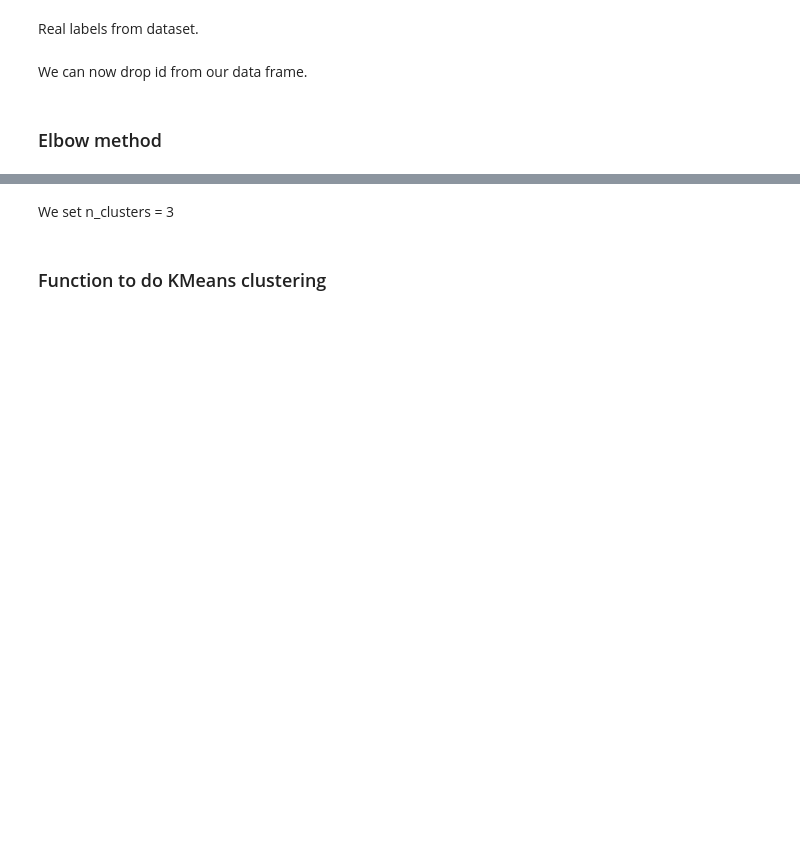
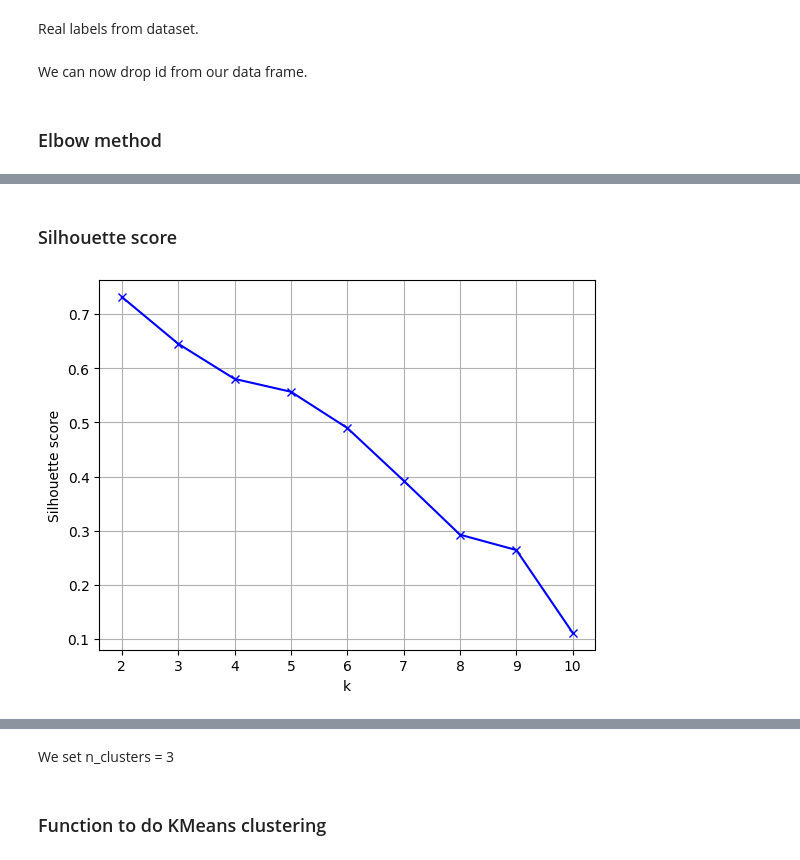
Before and after one commit to FilipLangiewicz/ActivityDetection, a Jupyter notebook: code/AD_2.ipynb, the cells around one changed output, grey strips where cells are left out. Saved outputs shown, nothing was run; the diff lists cells and outputs as text; code cells hidden in the pictures; blank space fills up the shorter version.

Commit message:
other methods to set n_clusters

```diff
--- a/code/AD_2.ipynb
+++ b/code/AD_2.ipynb
@@ -242 +242,32 @@ Number of clusters: 10, Inertia: 3484.823946270545
 [figure]
+# %% [markdown]
+### Silhouette score
+# %%
+def count_clustering_scores(X, cluster_num, model, score_fun):
+    if isinstance(cluster_num, int):
+        cluster_num_iter = [cluster_num]
+    else:
+        cluster_num_iter = cluster_num
+
+    scores = []
+    for k in cluster_num_iter:
+        model_instance = model(n_clusters=k,random_state=42)
+        labels = model_instance.fit_predict(X)
+        wcss = score_fun(X, labels)
+        scores.append(wcss)
+
+    if isinstance(cluster_num, int):
+        return scores[0]
+    else:
+        return scores
+# %%
+cluster_num_seq = range(2, 11)
+silhouette_vec = count_clustering_scores(reduced_result, cluster_num_seq, KMeans, silhouette_score)
+plt.plot(cluster_num_seq, silhouette_vec, 'bx-')
+plt.xlabel('k')
+plt.ylabel('Silhouette score')
+plt.xticks(cluster_num_seq)
+plt.grid(True)
+plt.show()
+# %% [output]
+[figure, added]
```
Also changed, not shown: parts of 6 cells of this notebook.
